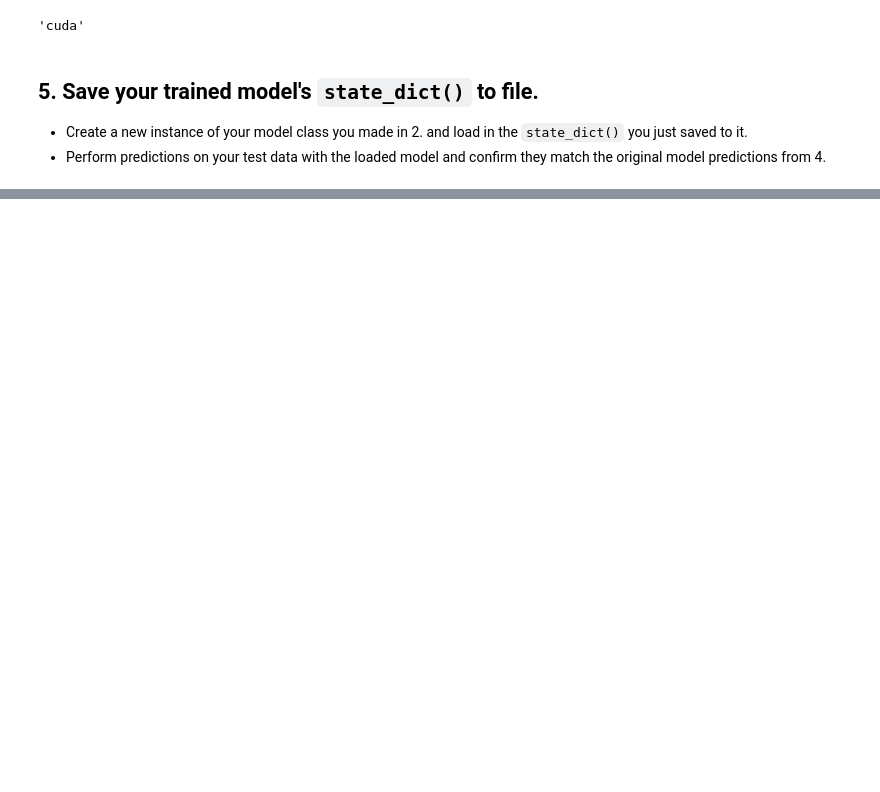
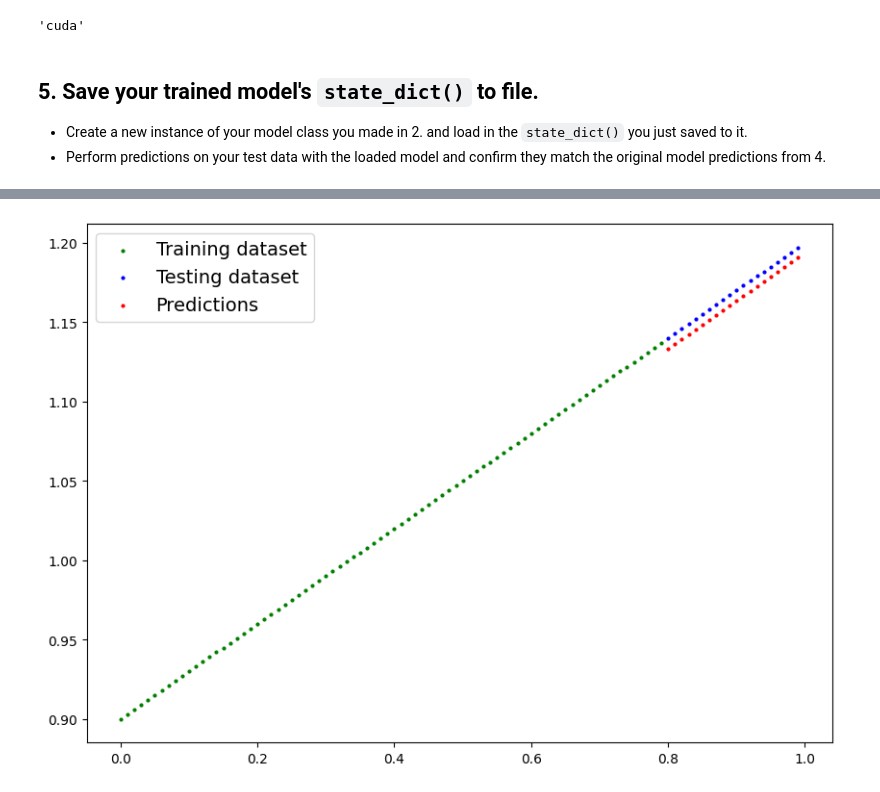
Before and after one commit to uzair011/PyTorch-fndmntl, a Jupyter notebook: exercises/01_pytorch_workflow_exercises.ipynb, the cells around one changed output, grey strips where cells are left out. Saved outputs shown, nothing was run; the diff lists cells and outputs as text; code cells hidden in the pictures; blank space fills up the shorter version.

```diff
--- a/exercises/01_pytorch_workflow_exercises.ipynb
+++ b/exercises/01_pytorch_workflow_exercises.ipynb
@@ -91,7 +91,7 @@ len(X_train), len(y_train), len(X_test), len(y_test)
 def plot_predictions(train_data = X_train,
                     train_labels = y_train,
                     test_data = X_test,
-                    test_labels = y_train,
+                    test_labels = y_test,
                     prediction = None ):
 
   plt.figure(figsize=(10, 7))
@@ -298,8 +305,18 @@ device
 from pathlib import Path
 
 # 1. Create models directory
-
+MODEL_PATH = Path("models")
+MODEL_PATH.mkdir(parents=True, exist_ok=True)
 
 # 2. Create model save path
+MODEL_NAME = "pytorch_01_workflow_exercise.pth"
+MODEL_SAVE_PATH = MODEL_PATH / MODEL_NAME
 
 # 3. Save the model state dict
+print(f"Saving the model path to: {MODEL_SAVE_PATH}")
+torch.save(
+    obj = model_ex.state_dict(),
+    f = MODEL_SAVE_PATH
+)
+
+MODEL_SAVE_PATH
@@ -306,2 +336,5 @@ from pathlib import Path
 # %%
 # Create new instance of model and load saved state dict (make sure to put it on the target device)
+
+loaded_model_ex = LinearRegressionModelExercise()
+loaded_model_ex.load_state_dict(torch.load(f=MODEL_SAVE_PATH))
@@ -308,2 +348,8 @@ from pathlib import Path
 # %%
 # Make predictions with loaded model and compare them to the previous
+
+loaded_model_ex.eval()
+with torch.inference_mode():
+  loaded_model_predictions = loaded_model_ex(X_test.cpu())
+
+loaded_model_predictions
@@ -309,0 +377,4 @@ from pathlib import Path
+# %%
+plot_predictions(prediction=loaded_model_predictions)
+# %% [output]
+[figure, added]
```
Also changed, not shown: parts of 11 cells of this notebook.
